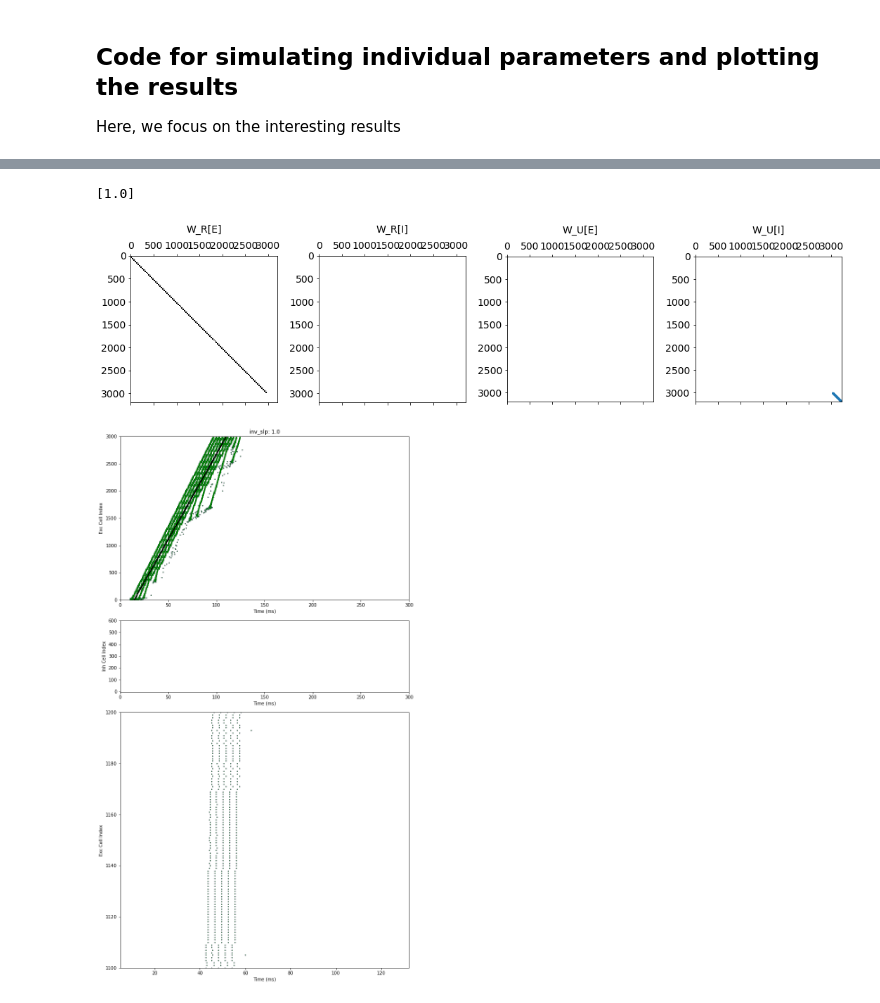
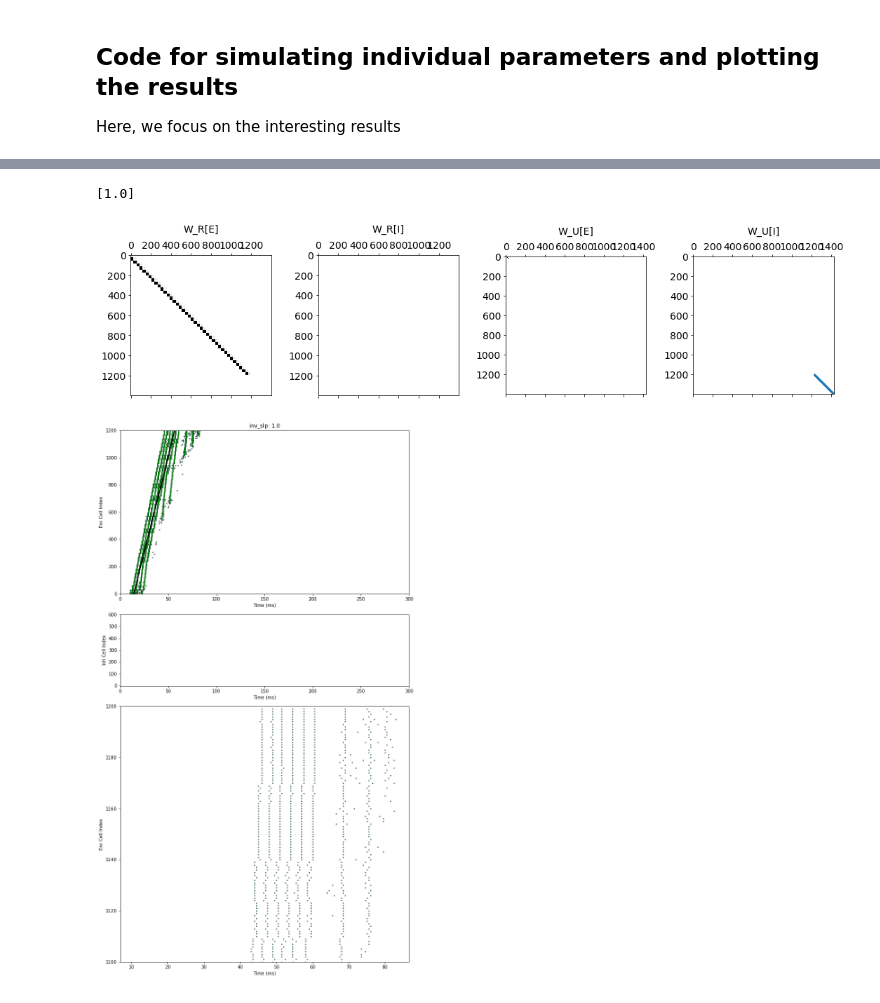
Before and after one commit to davidgbe/for_the_birds, a Jupyter notebook: indirect_inhibition_speed_control_biological_3.ipynb, the cells around one changed output, grey strips where cells are left out. Cells and saved outputs as stored; diff of their text form; code cells hidden in the pictures.

```diff
--- a/indirect_inhibition_speed_control_biological_3.ipynb
+++ b/indirect_inhibition_speed_control_biological_3.ipynb
@@ -114,9 +113,9 @@ def make_w_r_i(m, w_i_e_r):
     w_r_i[:m.N_E, m.N_E:] = w_i_e_r * np.ones([m.N_E, m.N_P_I])
     return w_r_i
 
-def make_w_u_i(m):
+def make_w_u_i(m, w_uv):
     w_u_i = np.zeros([m.N_N, m.N_N + m.N_L_E])
-    w_u_i[(-m.N_P_I):, (-m.N_P_I):] = m.W_U_I * np.eye(m.N_P_I)
+    w_u_i[(-m.N_P_I):, (-m.N_P_I):] = w_uv * np.eye(m.N_P_I)
     return w_u_i
 # %% [markdown]
 ### Define function for simulating a single set of parameters using three different input UVA frequences
@@ -133,7 +132,7 @@ def run_test(m_t, w_e_i_r, w_i_e_r, w_e_e_r, w_e_e_f, w_uv, percent_cnxn_e_e, pe
         ]),
 
         # global inhibitory inputs across chain
-        'I': make_w_u_i(m_t)
+        'I': make_w_u_i(m_t, w_uv)
     }
 
     # inputs
@@ -207,7 +206,7 @@ def run_test(m_t, w_e_i_r, w_i_e_r, w_e_e_r, w_e_e_f, w_uv, percent_cnxn_e_e, pe
                 v={0: np.repeat(m_t.E_L_E, m_t.N_N)}, spk={})
 
             spks_u = spks_u_base.copy()
-            spks_u[:, -(m_t.N_P_I):] = np.random.poisson(fq_spk_u_i * S.DT * w_uv, (len(t), m_t.N_P_I))
+            spks_u[:, -(m_t.N_P_I):] = np.random.poisson(fq_spk_u_i * S.DT, (len(t), m_t.N_P_I))
 
             # run smln
             rsp = ntwk.run(dt=S.DT, clamp=clamp, i_ext=i_ext, spks_u=spks_u)
@@ -225,10 +224,10 @@ def run_test(m_t, w_e_i_r, w_i_e_r, w_e_e_r, w_e_e_f, w_uv, percent_cnxn_e_e, pe
 ## Code for simulating individual parameters and plotting the results
 Here, we focus on the interesting results
 # %%
-def quick_plot(m, w_e_i_r, w_i_e_r, w_e_e_r, w_e_e_f, uva_freq, percent_cnxn_e_e, percent_cnxn_e_i,
+def quick_plot(m, w_e_i_r, w_i_e_r, w_e_e_r, w_e_e_f, w_uva, percent_cnxn_e_e, percent_cnxn_e_i,
                overlay=False, repeats=1, show_connectivity=True):
     # w_e_i_r_range, w_i_e_r_range, w_e_e_r_range, w_e_e_f_range, uva_range
-    all_rsps = run_test(m, w_e_i_r, w_i_e_r, w_e_e_r, w_e_e_f, uva_freq, percent_cnxn_e_e, percent_cnxn_e_i,
+    all_rsps = run_test(m, w_e_i_r, w_i_e_r, w_e_e_r, w_e_e_f, w_uva, percent_cnxn_e_e, percent_cnxn_e_i,
                     show_connectivity=show_connectivity, repeats=repeats)
 
     inv_slope_rs = []
@@ -272,7 +271,7 @@ def quick_plot(m, w_e_i_r, w_i_e_r, w_e_e_r, w_e_e_f, uva_freq, percent_cnxn_e_e
             for i in range(2):
                 axs[i].set_xlim(0, S.T * 1000)
 
-            axs[0].set_title(f'Inhibition: {int(frq_idx * 400 * uva_freq)} Hz')
+            axs[0].set_title(f'Inhibition: {int(frq_idx * 400)} Hz')
             axs[0].set_ylim(-1, m.N_E)
             axs[0].set_ylabel('Exc Cell Index')
             axs[0].set_xlabel('Time (ms)')
@@ -299,6 +298,6 @@ def quick_plot(m, w_e_i_r, w_i_e_r, w_e_e_r, w_e_e_f, uva_freq, percent_cnxn_e_e
 S.T = 0.3
 
 m = copy(M)
-m.N_L = 100
+m.N_L = 40
 
 set_dynamic_vars(m)
@@ -329,21 +328,17 @@ quick_plot(m2, 1.4e-06, 0.205e-06, 5.25e-06, 8.650e-06, 1., .45, .105, overlay=T
 # %%
-m3 = copy(m2)
-m3.N_L = 100
-set_dynamic_vars(m3)
-
 '''
     Parameters:
         1. excitatory -> inhibitory weight
         2. inhibitory -> excitatory weight
         3. excitatory -> excitatory recursive (within chainlink) weight
         4. excitatory -> excitatory feed-forward (chainlink -> chainlink) weight
         5. scaling factor for UVA frequency (multiply this by 0, 400, 800 Hz to get frequencies for trials)
         6. fraction of total nuerons in excitatory chainlink that a single excitatory cell receieves afferents from'
         7. fraction of total nuerons in entire chain that a single inhibitory cell receieves afferents from
 '''
 
-quick_plot(m3, 0, 0, .1e-5, 1.0e-5, 0, .6, .105, overlay=True, repeats=1)
+quick_plot(m, 0, 0, 1e-6, 10e-6, 5.5e-5, .6, 1., overlay=True, repeats=1)
 # %% [output]
 [1.0]
-[figure, old version]
+[figure, new version]
-[figure, old version]
+[figure, new version]
```
Also changed, not shown: parts of 6 cells of this notebook, 6 other files.
